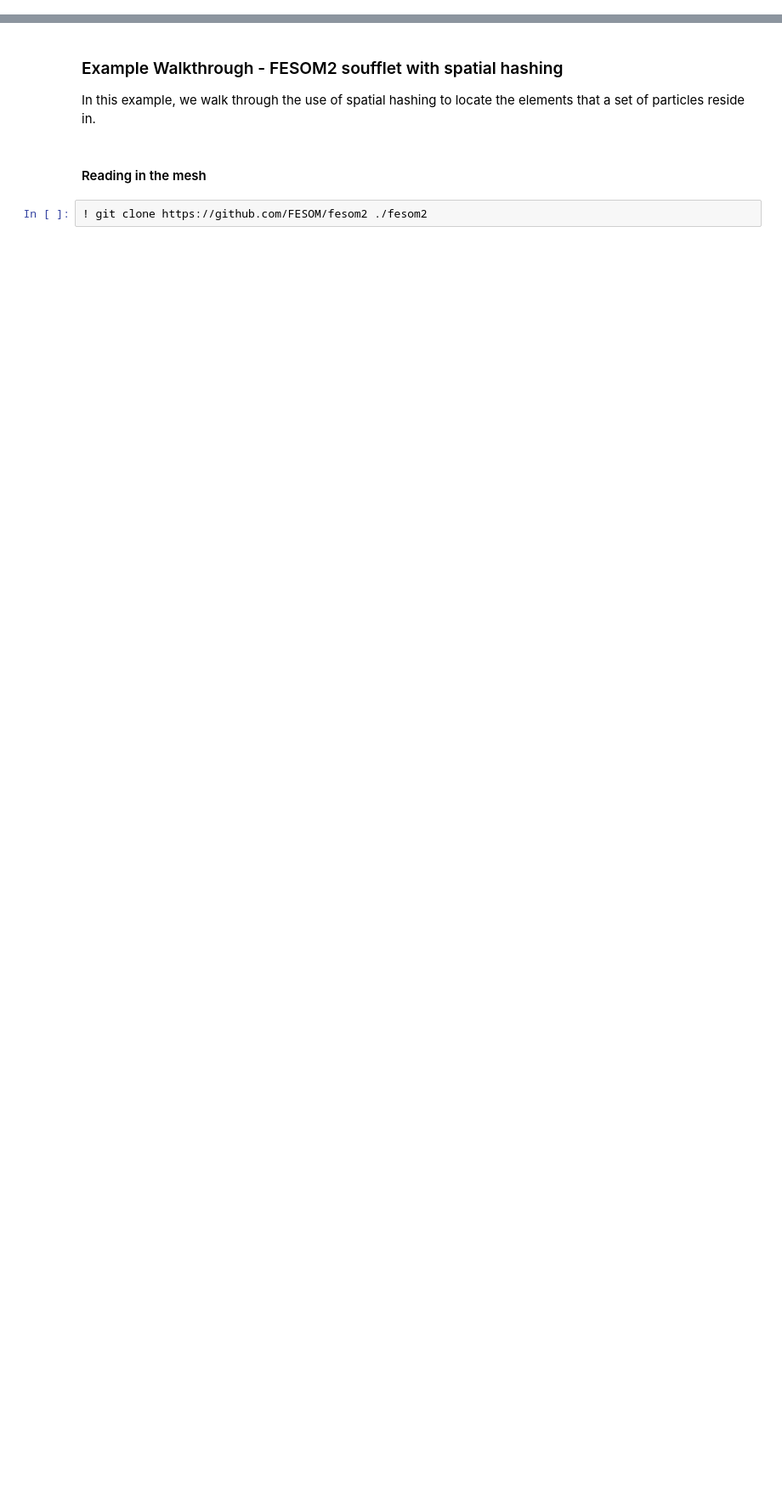
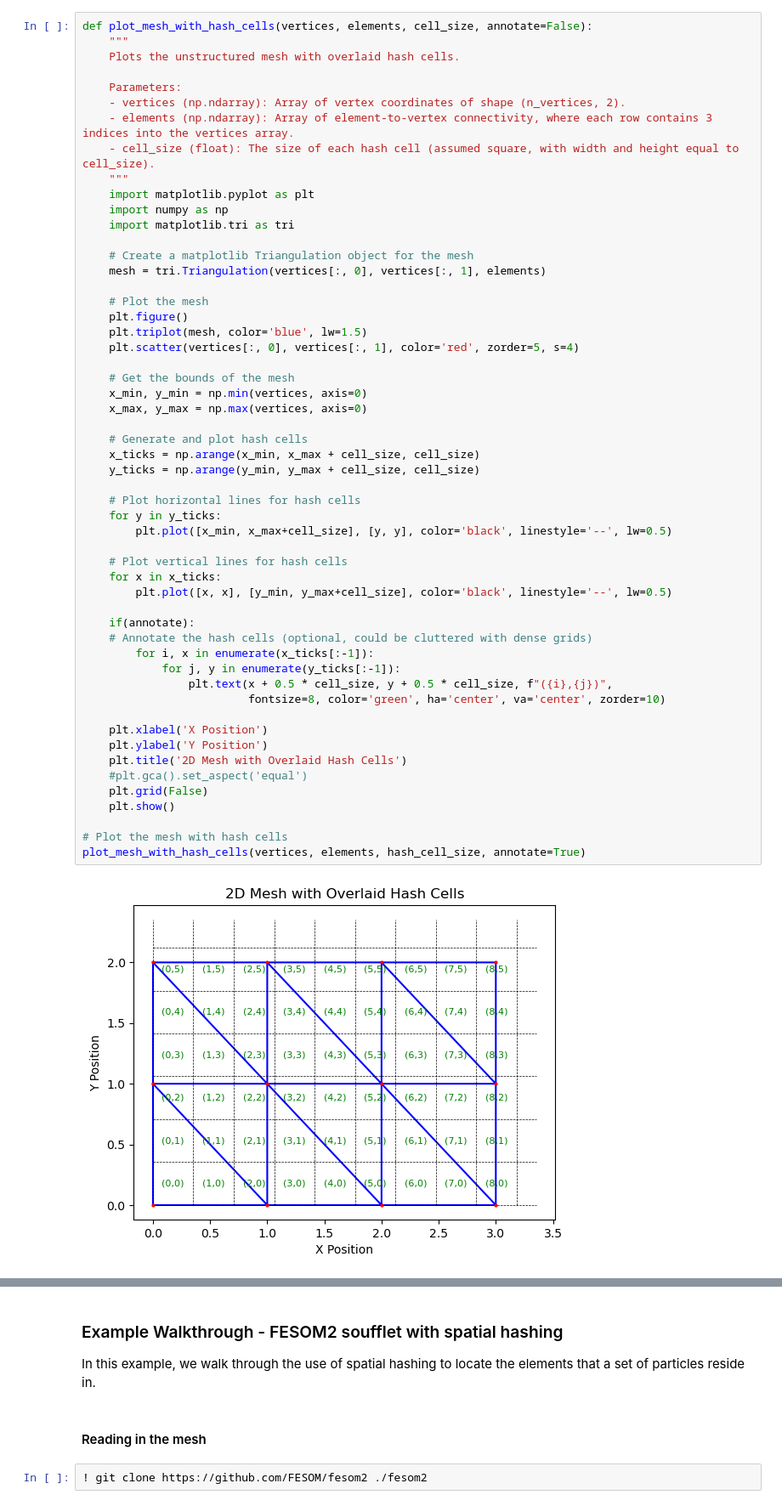
Before and after one commit to ELPHE-WW/unstructured-mesh-parcels-sandbox, a Jupyter notebook: notebooks/Particle-pushing.ipynb, the cells around one changed output, grey strips where cells are left out. Shown at 85% size. Drawn from its saved outputs; the diff is of its cells as text; blank space fills up the shorter version.

```diff
--- a/notebooks/Particle-pushing.ipynb
+++ b/notebooks/Particle-pushing.ipynb
@@ -232,0 +265,56 @@ Selecting the right hash cell size will involve some tuning specific to your mes
+# %%
+def plot_mesh_with_hash_cells(vertices, elements, cell_size, annotate=False):
+    """
+    Plots the unstructured mesh with overlaid hash cells.
+
+    Parameters:
+    - vertices (np.ndarray): Array of vertex coordinates of shape (n_vertices, 2).
+    - elements (np.ndarray): Array of element-to-vertex connectivity, where each row contains 3 indices into the vertices array.
+    - cell_size (float): The size of each hash cell (assumed square, with width and height equal to cell_size).
+    """
+    import matplotlib.pyplot as plt
+    import numpy as np
+    import matplotlib.tri as tri
+
+    # Create a matplotlib Triangulation object for the mesh
+    mesh = tri.Triangulation(vertices[:, 0], vertices[:, 1], elements)
+
+    # Plot the mesh
+    plt.figure()
+    plt.triplot(mesh, color='blue', lw=1.5)
+    plt.scatter(vertices[:, 0], vertices[:, 1], color='red', zorder=5, s=4)
+
+    # Get the bounds of the mesh
+    x_min, y_min = np.min(vertices, axis=0)
+    x_max, y_max = np.max(vertices, axis=0)
+
+    # Generate and plot hash cells
+    x_ticks = np.arange(x_min, x_max + cell_size, cell_size)
+    y_ticks = np.arange(y_min, y_max + cell_size, cell_size)
+
+    # Plot horizontal lines for hash cells
+    for y in y_ticks:
+        plt.plot([x_min, x_max+cell_size], [y, y], color='black', linestyle='--', lw=0.5)
+
+    # Plot vertical lines for hash cells
+    for x in x_ticks:
+        plt.plot([x, x], [y_min, y_max+cell_size], color='black', linestyle='--', lw=0.5)
+
+    if(annotate):
+    # Annotate the hash cells (optional, could be cluttered with dense grids)
+        for i, x in enumerate(x_ticks[:-1]):
+            for j, y in enumerate(y_ticks[:-1]):
+                plt.text(x + 0.5 * cell_size, y + 0.5 * cell_size, f"({i},{j})",
+                         fontsize=8, color='green', ha='center', va='center', zorder=10)
+
+    plt.xlabel('X Position')
+    plt.ylabel('Y Position')
+    plt.title('2D Mesh with Overlaid Hash Cells')
+    #plt.gca().set_aspect('equal')
+    plt.grid(False)
+    plt.show()
+
+# Plot the mesh with hash cells
+plot_mesh_with_hash_cells(vertices, elements, hash_cell_size, annotate=True)
+# %% [output]
+[figure, added]
```
Also changed, not shown: parts of 31 cells of this notebook.
